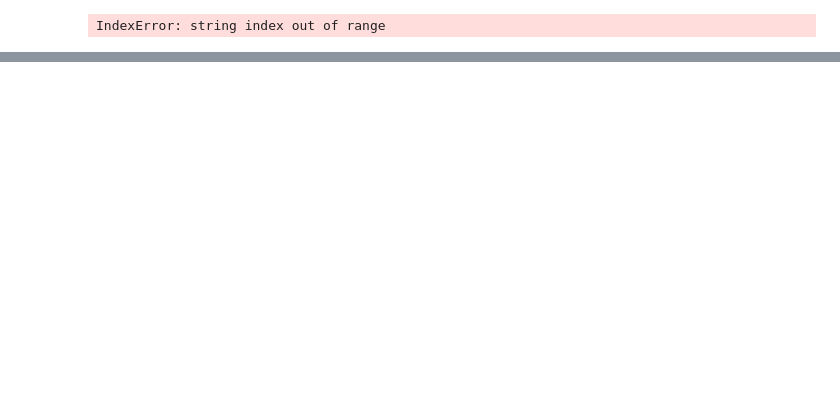
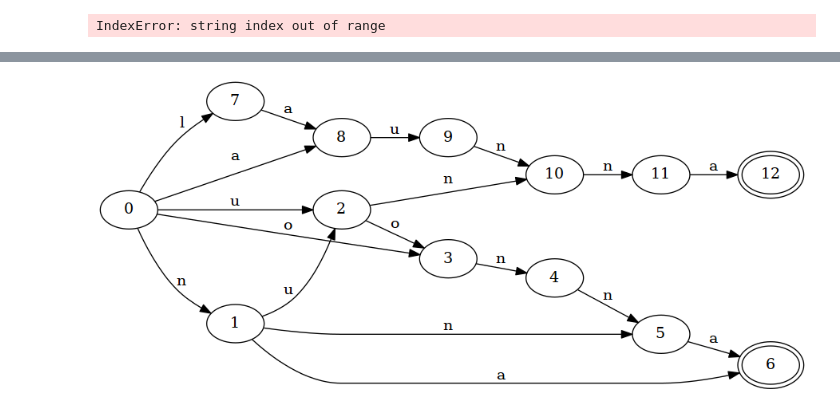
Before and after one commit to valentindey/flexpatmatch, a Jupyter notebook: Flexible Pattern Matching.ipynb, the cells around one changed output, grey strips where cells are left out. Cells and saved outputs as stored; diff of their text form; code cells hidden in the pictures; blank space fills up the shorter version.

```diff
--- a/Flexible Pattern Matching.ipynb
+++ b/Flexible Pattern Matching.ipynb
@@ -861,0 +831,39 @@ IndexError: string index out of range
+# %%
+class SetBackwardOracle(AhoCorasickAutomaton):
+    def __init__(self, patterns):
+        # We need to build an automaton for the reverse patterns
+        all_suffixes = ["".join(reversed(p)) for p in patterns]
+        super().__init__(list(all_suffixes))
+
+    def _build_supply_links(self):
+        links = {self.start.id: None}
+        for current in self._transversal_iter():
+            if current == self.start:
+                continue
+            parent = self.parents[current.id]
+            sigma = next(
+                char for char, child in parent.transitions.items()
+                if child == current)
+            down = links[parent.id]
+            while down is not None and sigma not in down.transitions:
+                # NOTE: Here is one difference to the AC automaton:
+                # We also add a real transition to the automaton
+                # This has the effect of transforming the DAWG from
+                # a simple Trie to one that recognizes *all* suffixes
+                down.add_transition(sigma, current)
+                down = links[down.id]
+            if down is not None:
+                links[current.id] = down.transitions[sigma]
+                # NOTE: Another difference: We *do not* add additional
+                # final states depending on the supply links
+            else:
+                links[current.id] = self.start
+        return links
+
+    def as_dot(self):
+        return super().as_dot(False)
+
+sbom = SetBackwardOracle(['announ', 'annual'])
+print_automaton(sbom)
+# %% [output]
+[figure, added]
```
Also changed, not shown: parts of 13 cells of this notebook.
